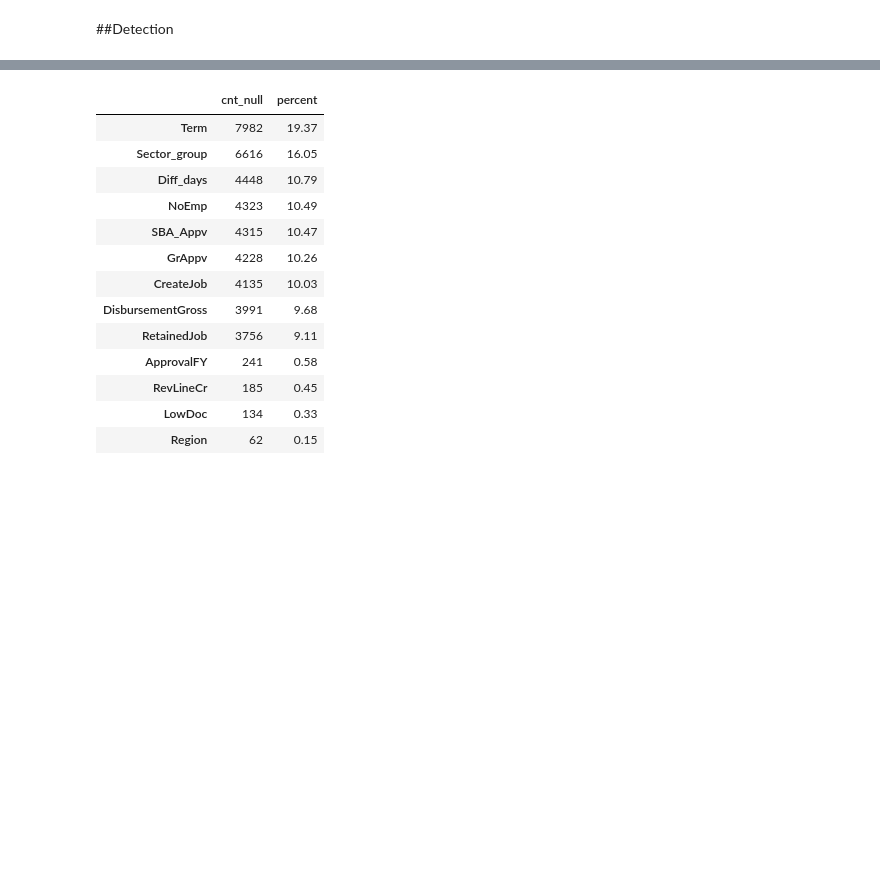
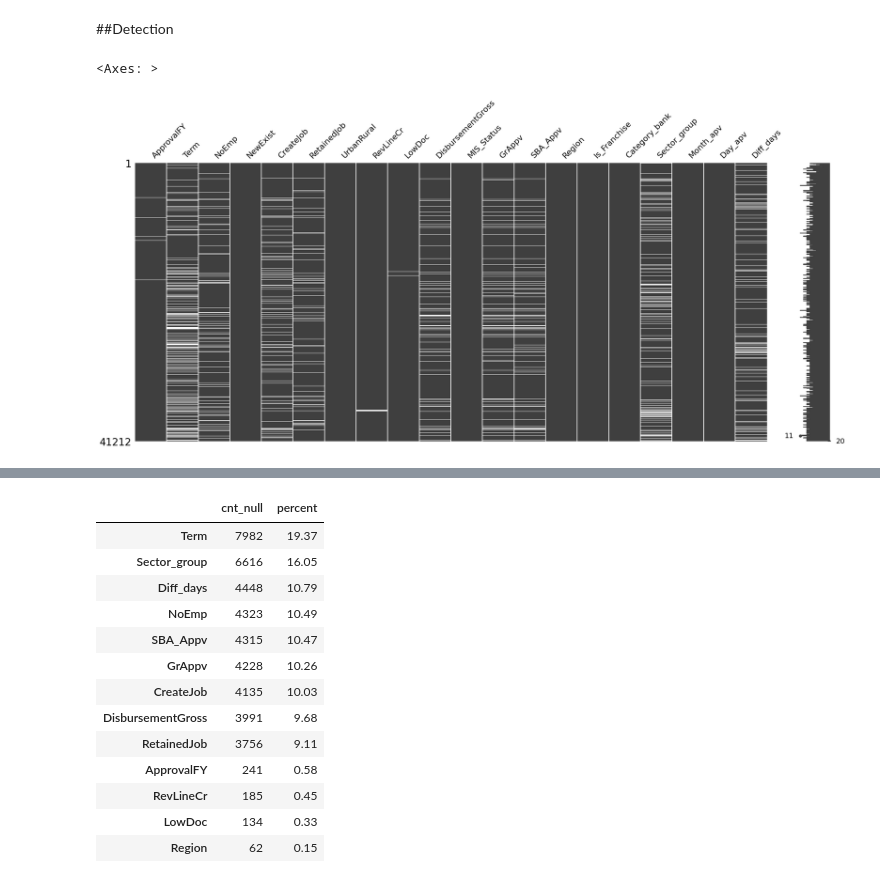
Before and after one commit to Elhai12/SBA_loans_predict, a Jupyter notebook: EDA_Data_Cleansing.ipynb, the cells around one changed output, grey strips where cells are left out. Drawn from its saved outputs; the diff is of its cells as text; code cells hidden in the pictures; blank space fills up the shorter version.

```diff
--- a/EDA_Data_Cleansing.ipynb
+++ b/EDA_Data_Cleansing.ipynb
@@ -272,5 +292,8 @@ df_manipulated.to_pickle("manipulated_data.pkl")
 # %% [markdown]
 ##Detection
 # %%
-# msno.matrix(df_manipulated)
+msno.matrix(df_manipulated)
+# %% [output]
+<Axes: >
+[figure, added]
 # %%
```
Also changed, not shown: parts of 3 cells of this notebook.
